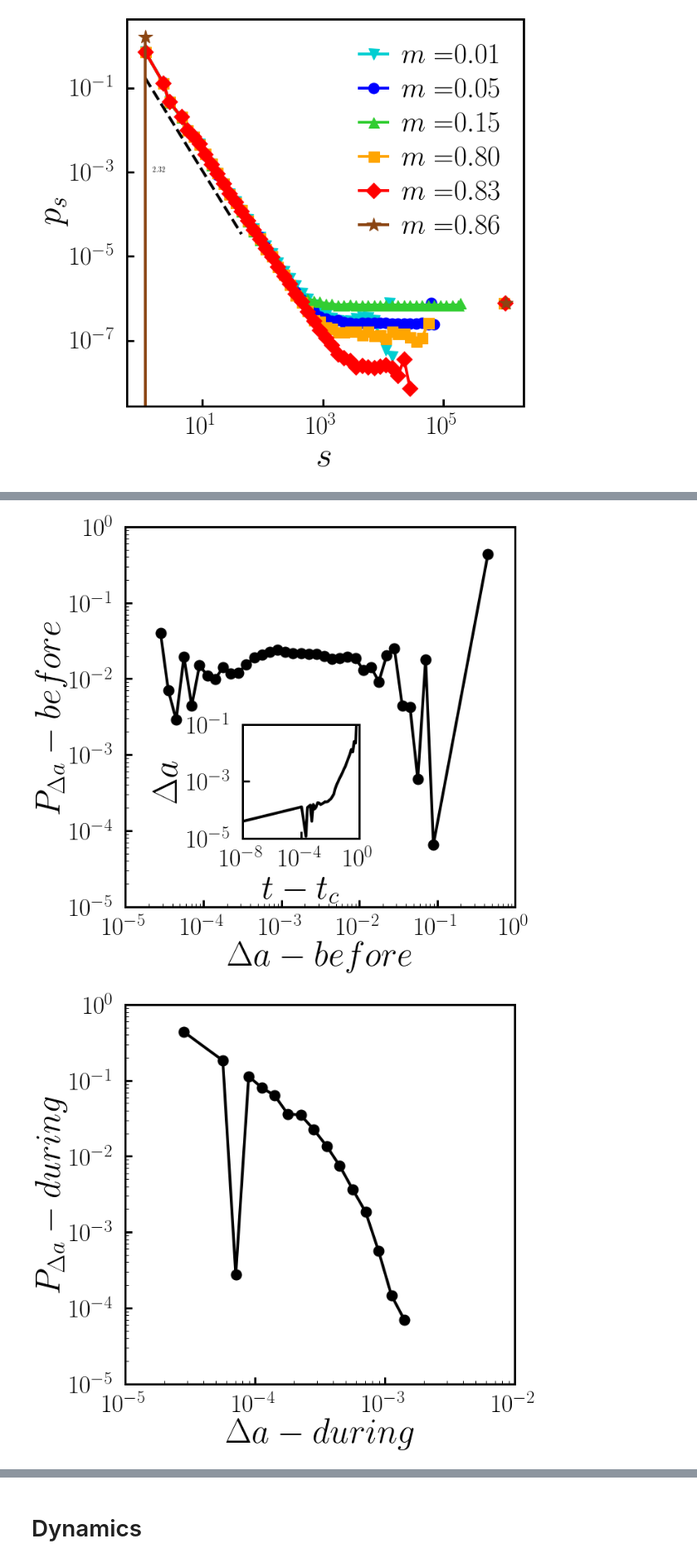
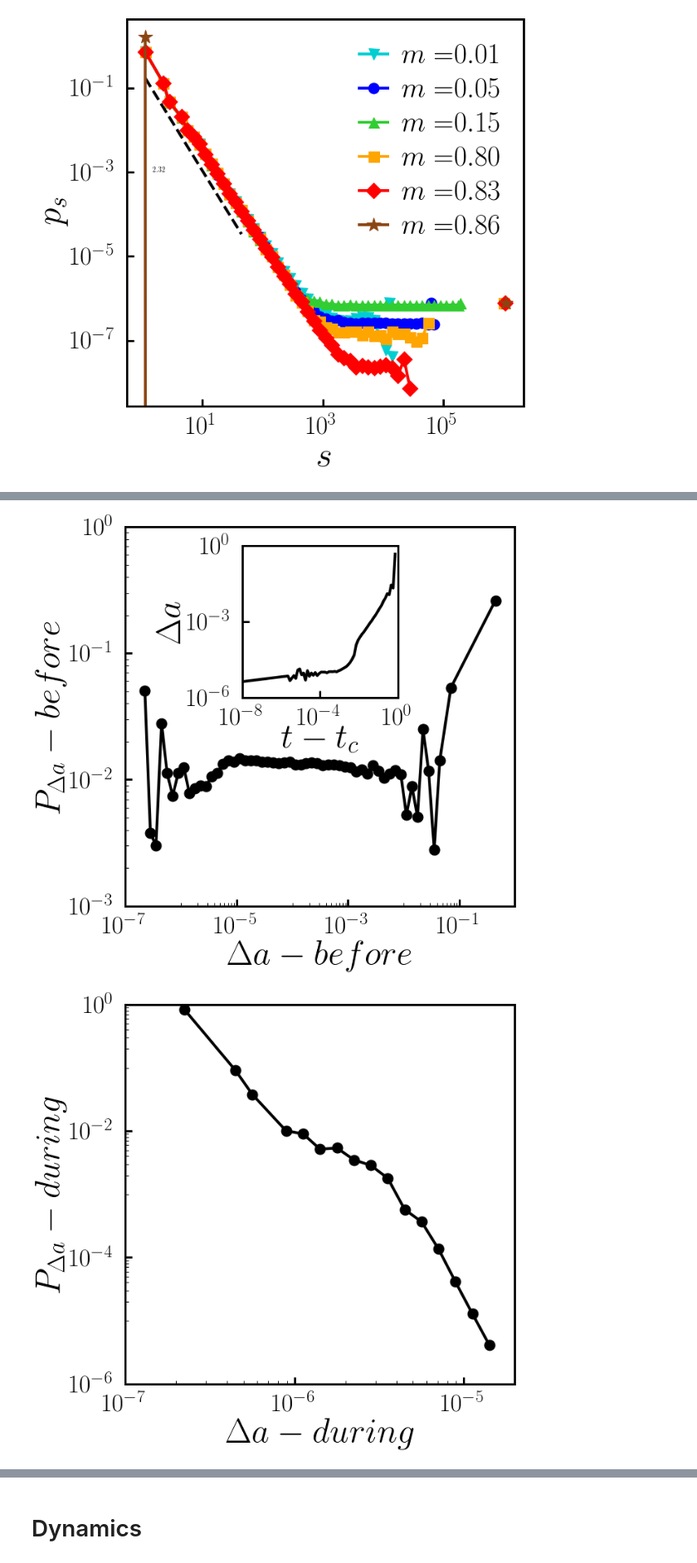
Before and after one commit to hoyunchoi/mBFW, a Jupyter notebook: main-plot.ipynb, the cells around one changed output, grey strips where cells are left out. Shown at 83% size. Cells and saved outputs as stored; diff of their text form; code cells hidden in the pictures.

```diff
--- a/main-plot.ipynb
+++ b/main-plot.ipynb
@@ -424,7 +423,7 @@ plt.show()
 # %%
-_, ax = plt.subplots()
+_, ax = plt.subplots(figsize=(10,10))
 
-networkSize = 10000
+networkSize = 1280000
 acceptanceThreshold = 0.5
 
 # main plot
@@ -436,15 +435,15 @@ ax.set_xscale('log')
 ax.set_yscale('log')
 ax.set_xlabel(latexString("\Delta a-before"))
 ax.set_ylabel(latexString("P_{\Delta a}-before"))
-ax.set_xlim([1e-5, 1e0])
-ax.set_ylim([1e-5, 1e0])
-xtick = [1e-5, 1e-4, 1e-3, 1e-2, 1e-1, 1e0]
-ytick = [1e-5, 1e-4, 1e-3, 1e-2, 1e-1, 1e0]
+ax.set_xlim([1e-7, 1e0])
+ax.set_ylim([1e-3, 1e0])
+xtick = [1e-7, 1e-5, 1e-3, 1e-1]
+ytick = [1e-3, 1e-2, 1e-1, 1e0]
 ax.set_xticks(xtick)
 ax.set_xticklabels(list_latexSci(xtick))
 ax.set_yticks(ytick)
 ax.set_yticklabels(list_latexSci(ytick))
-minortick_x = matplotlib.ticker.LogLocator(base=1e2, subs=np.append(np.arange(1,10,1), np.arange(10,100,10)))
+minortick_x = matplotlib.ticker.LogLocator(base=1e2, subs=np.arange(1,10,1))
 ax.xaxis.set_minor_locator(minortick_x)
 ax.xaxis.set_minor_formatter(matplotlib.ticker.NullFormatter())
 minortick_y = matplotlib.ticker.LogLocator(base=1e1, subs=np.arange(1,10,1))
@@ -452,7 +451,7 @@ ax.yaxis.set_minor_locator(minortick_y)
 ax.yaxis.set_minor_formatter(matplotlib.ticker.NullFormatter())
 
 # inset plot
-ax1 = inset_axes(ax, width="30%", height="30%", loc='lower left', bbox_to_anchor=(0.3, 0.18, 1, 1), bbox_transform=ax.transAxes, borderpad=0.0)
+ax1 = inset_axes(ax, width="40%", height="40%", loc='lower left', bbox_to_anchor=(0.3, 0.55, 1, 1), bbox_transform=ax.transAxes, borderpad=0.0)
 reducedT = deltaAcceptance[networkSize, acceptanceThreshold][0]
 delA = deltaAcceptance[networkSize, acceptanceThreshold][1]
 ax1.plot(reducedT, delA, 'k-')
@@ -460,12 +459,12 @@ ax1.plot(reducedT, delA, 'k-')
 # inset setting
 ax1.set_xscale('log')
 ax1.set_yscale('log')
-ax1.set_xlabel(latexString("t-t_c"))
-ax1.set_ylabel(latexString("\Delta a"))
+ax1.set_xlabel(latexString("t-t_c"), labelpad=-10)
+ax1.set_ylabel(latexString("\Delta a"), labelpad=0)
 ax1.set_xlim([1e-8,1e0])
-ax1.set_ylim([1e-5,1e-1])
+ax1.set_ylim([1e-6,1e0])
 xtick = [1e-8,1e-4,1e0]
-ytick = [1e-5,1e-3,1e-1]
+ytick = [1e-6,1e-3,1e0]
 ax1.set_xticks(xtick)
 ax1.set_xticklabels(list_latexSci(xtick))
 ax1.set_yticks(ytick)
@@ -473,49 +472,46 @@ ax1.set_yticklabels(list_latexSci(ytick))
 minortick_x = matplotlib.ticker.LogLocator(base=1e4, subs=np.arange(1000,10000,1000))
 ax1.xaxis.set_minor_locator(minortick_x)
 ax1.xaxis.set_minor_formatter(matplotlib.ticker.NullFormatter())
-minortick_y = matplotlib.ticker.LogLocator(base=1e2, subs=np.arange(10,100,10))
+minortick_y = matplotlib.ticker.LogLocator(base=1e3, subs=np.arange(100,1000,100))
 ax1.yaxis.set_minor_locator(minortick_y)
 ax1.yaxis.set_minor_formatter(matplotlib.ticker.NullFormatter())
 
-
-
-
 # save and show
 plt.show()
 # %% [output]
-[figure, old version]
+[figure, new version]
 # %%
-_, ax = plt.subplots()
+_, ax = plt.subplots(figsize=(10,10))
 
-networkSize = 10000
+networkSize = 1280000
 acceptanceThreshold = 0.5
 
 # main plot
 delA, dist = deltaAcceptanceDistribution_during[networkSize, acceptanceThreshold]
 ax.plot(delA, dist, 'o-', color='black')
 
 # main setting
 ax.set_xscale('log')
 ax.set_yscale('log')
 ax.set_xlabel(latexString("\Delta a-during"))
 ax.set_ylabel(latexString("P_{\Delta a}-during"))
-ax.set_xlim([1e-5, 1e-2])
-ax.set_ylim([1e-5, 1e0])
-xtick = [1e-5, 1e-4, 1e-3, 1e-2]
-ytick = [1e-5, 1e-4, 1e-3, 1e-2, 1e-1, 1e0]
+ax.set_xlim([1e-7, 2e-5])
+ax.set_ylim([1e-6, 1e0])
+xtick = [1e-7, 1e-6, 1e-5]
+ytick = [1e-6, 1e-4, 1e-2, 1e0]
 ax.set_xticks(xtick)
 ax.set_xticklabels(list_latexSci(xtick))
 ax.set_yticks(ytick)
 ax.set_yticklabels(list_latexSci(ytick))
 minortick_x = matplotlib.ticker.LogLocator(base=1e1, subs=np.arange(1,10,1))
 ax.xaxis.set_minor_locator(minortick_x)
 ax.xaxis.set_minor_formatter(matplotlib.ticker.NullFormatter())
-minortick_y = matplotlib.ticker.LogLocator(base=1e1, subs=np.arange(1,10,1))
+minortick_y = matplotlib.ticker.LogLocator(base=1e2, subs=np.arange(10,100,10))
 ax.yaxis.set_minor_locator(minortick_y)
 ax.yaxis.set_minor_formatter(matplotlib.ticker.NullFormatter())
 
 # save and show
 plt.show()
 # %% [output]
-[figure, old version]
+[figure, new version]
 # %%
```
Also changed, not shown: parts of 9 cells of this notebook.
